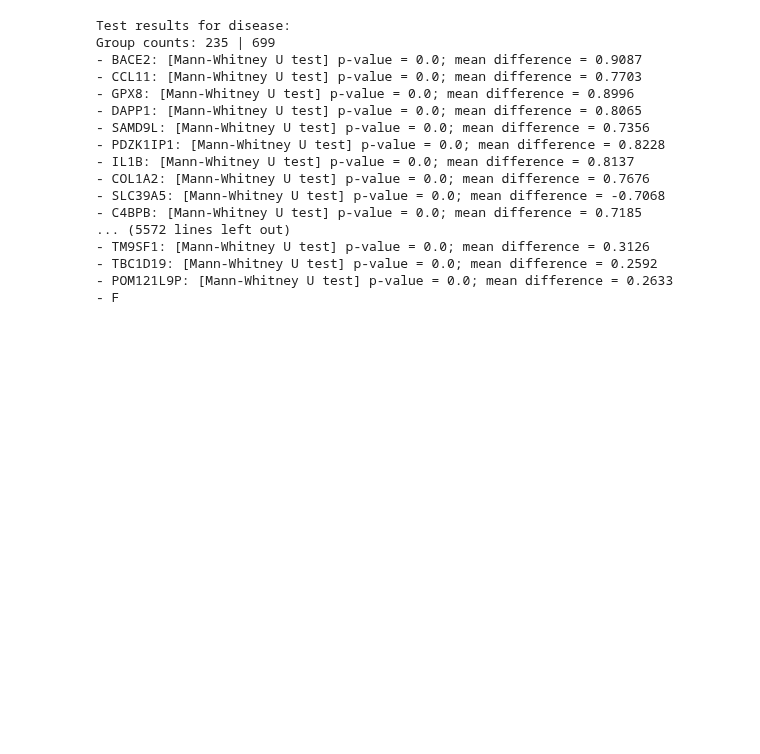
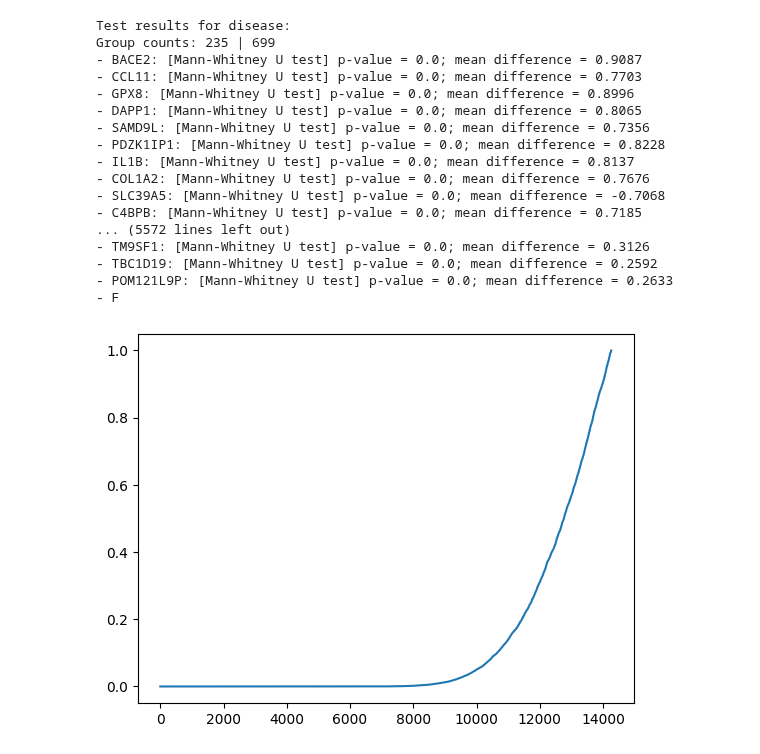
Before and after one commit to MaciejPiernik/ibd, a Jupyter notebook: ibd/notebooks/hydrogen_peroxide.ipynb, the cells around one changed output. Saved outputs shown, nothing was run; the diff lists cells and outputs as text; code cells hidden in the pictures; blank space fills up the shorter version.

Commit message:
Adjusted alpha tests + p-value plot

```diff
--- a/ibd/notebooks/hydrogen_peroxide.ipynb
+++ b/ibd/notebooks/hydrogen_peroxide.ipynb
@@ -37,7 +37,7 @@ from core.stats.tests import test_two_groups
 test_data = X_norm.astype(float)
 test_data['disease'] = y
 
-test_two_groups(test_data, 'disease')
+test_results = test_two_groups(test_data, 'disease', alpha=0.05/test_data.shape[1])
 # %% [output]
 Test results for disease:
 Group counts: 235 | 699
@@ -56,3 +56,9 @@ Group counts: 235 | 699
 - TBC1D19: [Mann-Whitney U test] p-value = 0.0; mean difference = 0.2592
 - POM121L9P: [Mann-Whitney U test] p-value = 0.0; mean difference = 0.2633
 - F
+# %%
+import matplotlib.pyplot as plt
+
+plt.plot([p for f, (p, d, t) in test_results]);
+# %% [output]
+[figure, added]
```
Also changed, not shown: 1 other file.
